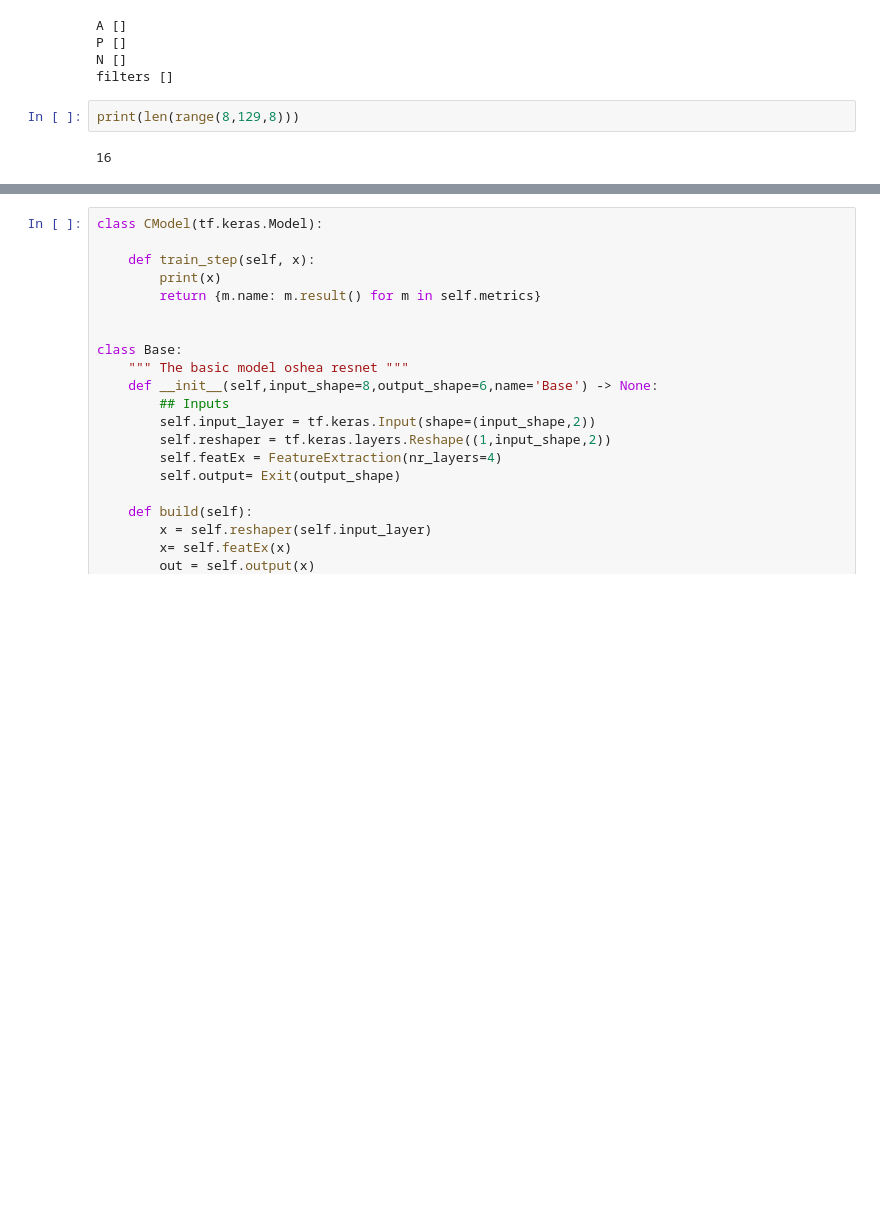
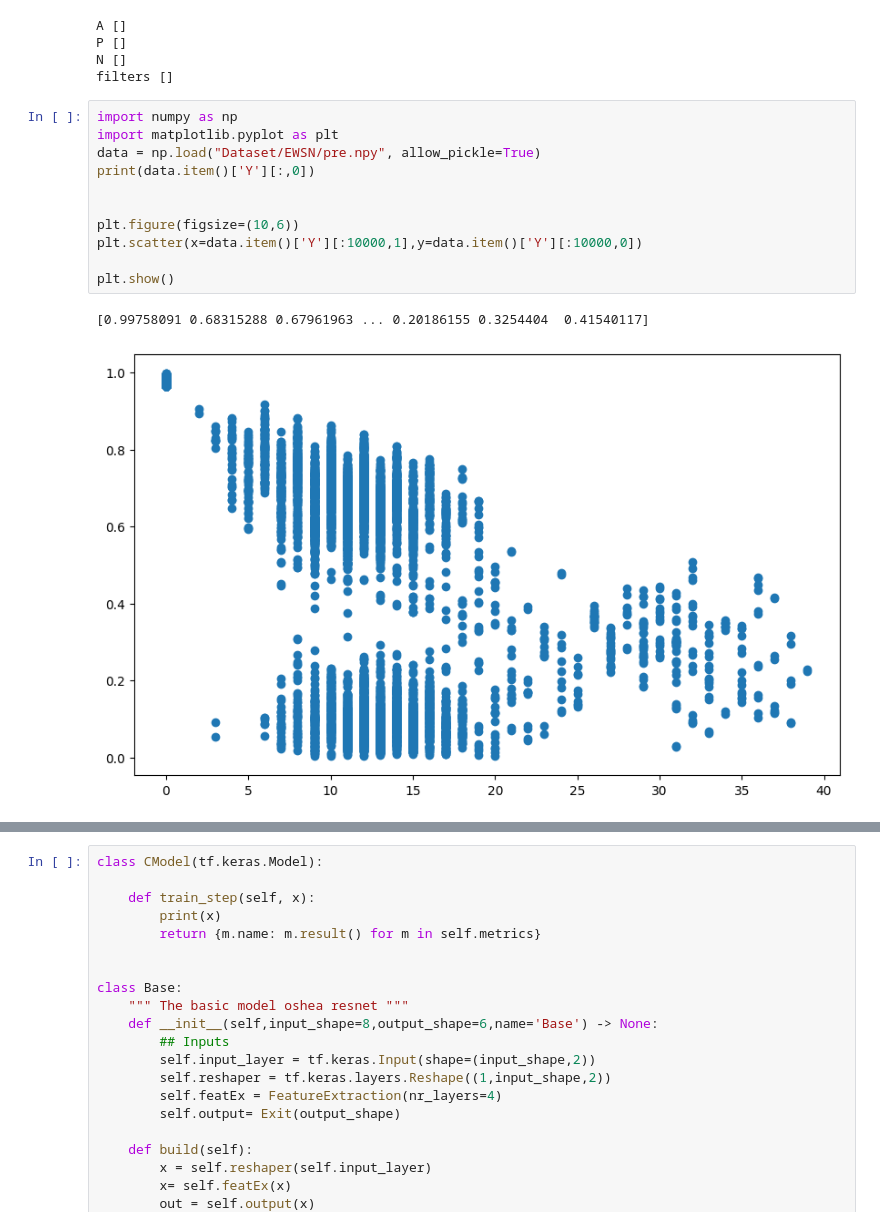
Before and after one commit to ingframin/StratosenseHackaton2024, a Jupyter notebook: PacketFingerprinting/playground.ipynb, the cells around one changed output, grey strips where cells are left out. Cells and saved outputs as stored; diff of their text form; blank space fills up the shorter version.

```diff
--- a/PacketFingerprinting/playground.ipynb
+++ b/PacketFingerprinting/playground.ipynb
@@ -175,7 +175,17 @@ A []
 P []
 N []
 filters []
-# %%
-print(len(range(8,129,8)))
-# %% [output]
-16
+# %%
+import numpy as np
+import matplotlib.pyplot as plt
+data = np.load("Dataset/EWSN/pre.npy", allow_pickle=True)
+print(data.item()['Y'][:,0])
+
+
+plt.figure(figsize=(10,6))
+plt.scatter(x=data.item()['Y'][:10000,1],y=data.item()['Y'][:10000,0])
+
+plt.show()
+# %% [output]
+[0.99758091 0.68315288 0.67961963 ... 0.20186155 0.3254404  0.41540117]
+[figure, added]
```
Also changed, not shown: parts of 4 cells of this notebook, 40 other files.
